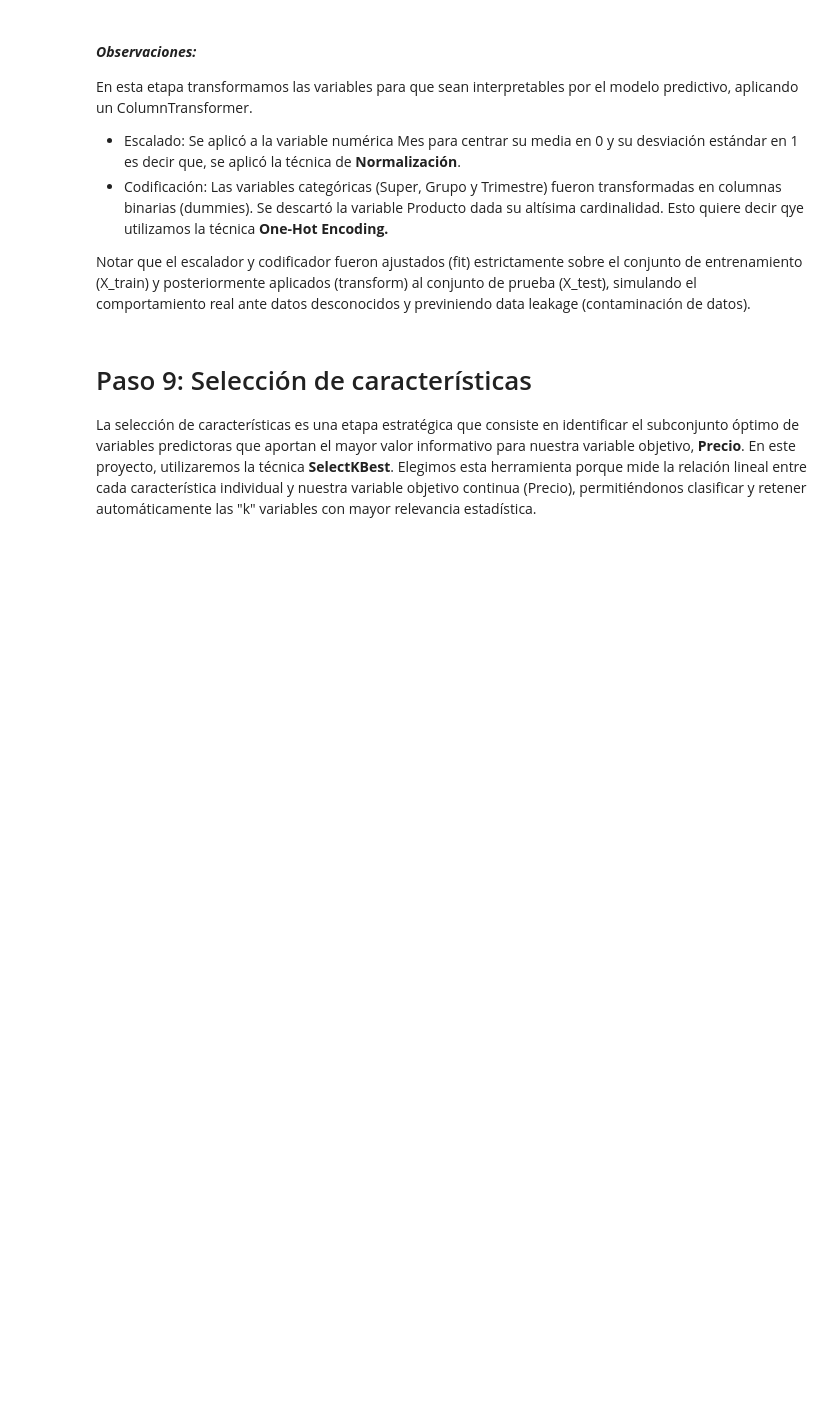
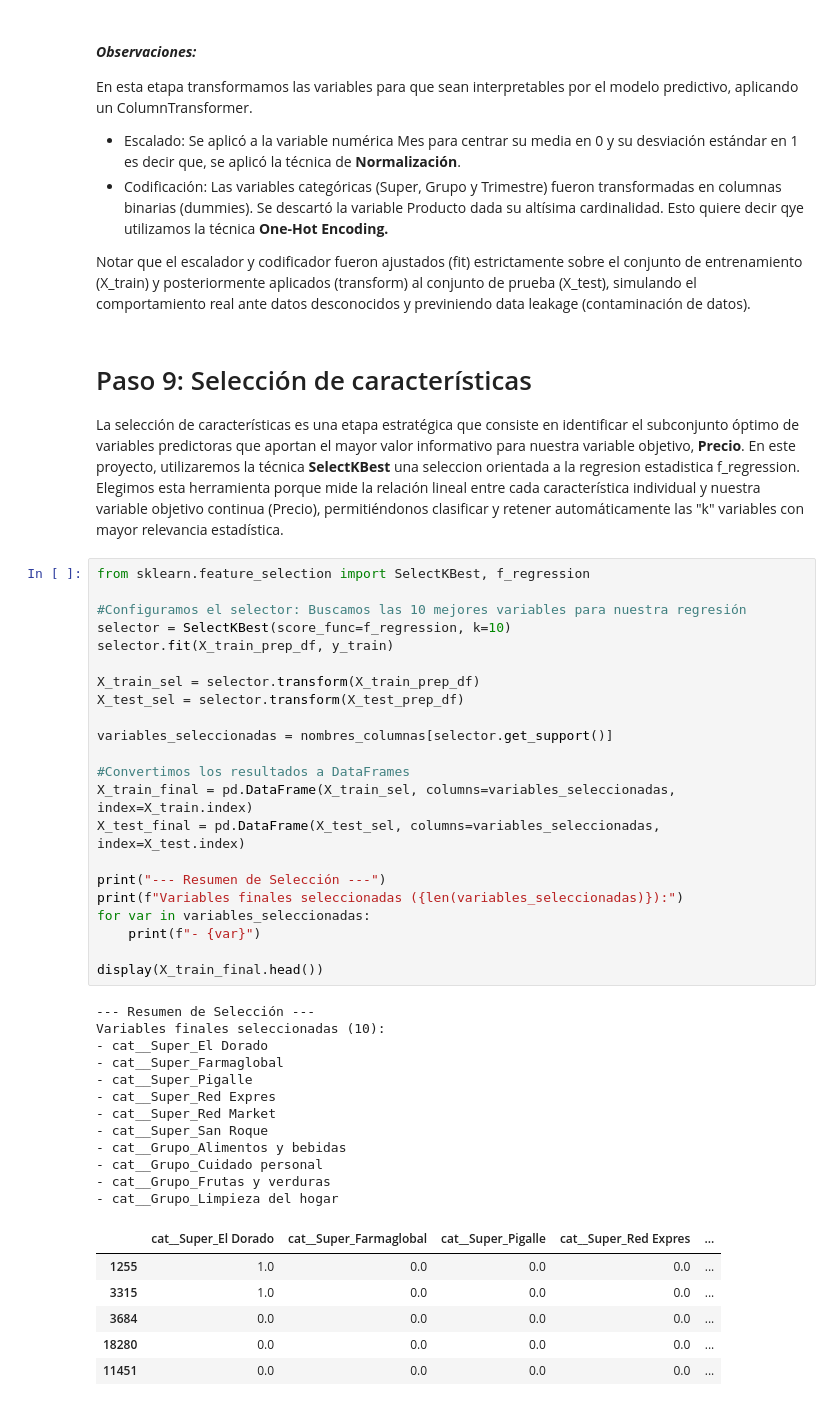
Before and after one commit to georginasiccofernandez-arch/proyecto-dimploma-UCU--phyton, a Jupyter notebook: notebooks/practice.ipynb, the cells around one changed output. Saved outputs shown, nothing was run; the diff lists cells and outputs as text; blank space fills up the shorter version.

```diff
--- a/notebooks/practice.ipynb
+++ b/notebooks/practice.ipynb
@@ -782,4 +782,45 @@ Notar que el escalador y codificador fueron ajustados (fit) estrictamente sobre
 # Paso 9: Selección de características
 
 La selección de características es una etapa estratégica que consiste en identificar el subconjunto óptimo de variables predictoras que aportan el mayor valor informativo para nuestra variable objetivo, **Precio**.
-En este proyecto, utilizaremos la técnica **SelectKBest**. Elegimos esta herramienta porque mide la relación lineal entre cada característica individual y nuestra variable objetivo continua (Precio), permitiéndonos clasificar y retener automáticamente las "k" variables con mayor relevancia estadística.
+En este proyecto, utilizaremos la técnica **SelectKBest** una seleccion orientada a la regresion estadistica f_regression. Elegimos esta herramienta porque mide la relación lineal entre cada característica individual y nuestra variable objetivo continua (Precio), permitiéndonos clasificar y retener automáticamente las "k" variables con mayor relevancia estadística.
+# %%
+from sklearn.feature_selection import SelectKBest, f_regression
+
+#Configuramos el selector: Buscamos las 10 mejores variables para nuestra regresión
+selector = SelectKBest(score_func=f_regression, k=10)
+selector.fit(X_train_prep_df, y_train)
+
+X_train_sel = selector.transform(X_train_prep_df)
+X_test_sel = selector.transform(X_test_prep_df)
+
+variables_seleccionadas = nombres_columnas[selector.get_support()]
+
+#Convertimos los resultados a DataFrames
+X_train_final = pd.DataFrame(X_train_sel, columns=variables_seleccionadas, index=X_train.index)
+X_test_final = pd.DataFrame(X_test_sel, columns=variables_seleccionadas, index=X_test.index)
+
+print("--- Resumen de Selección ---")
+print(f"Variables finales seleccionadas ({len(variables_seleccionadas)}):")
+for var in variables_seleccionadas:
+    print(f"- {var}")
+
+display(X_train_final.head())
+# %% [output]
+--- Resumen de Selección ---
+Variables finales seleccionadas (10):
+- cat__Super_El Dorado
+- cat__Super_Farmaglobal
+- cat__Super_Pigalle
+- cat__Super_Red Expres
+- cat__Super_Red Market
+- cat__Super_San Roque
+- cat__Grupo_Alimentos y bebidas
+- cat__Grupo_Cuidado personal
+- cat__Grupo_Frutas y verduras
+- cat__Grupo_Limpieza del hogar
+|  | cat__Super_El Dorado | cat__Super_Farmaglobal | cat__Super_Pigalle | cat__Super_Red Expres | ... |
+| 1255 | 1.0 | 0.0 | 0.0 | 0.0 | ... |
+| 3315 | 1.0 | 0.0 | 0.0 | 0.0 | ... |
+| 3684 | 0.0 | 0.0 | 0.0 | 0.0 | ... |
+| 18280 | 0.0 | 0.0 | 0.0 | 0.0 | ... |
+| 11451 | 0.0 | 0.0 | 0.0 | 0.0 | ... |
```
